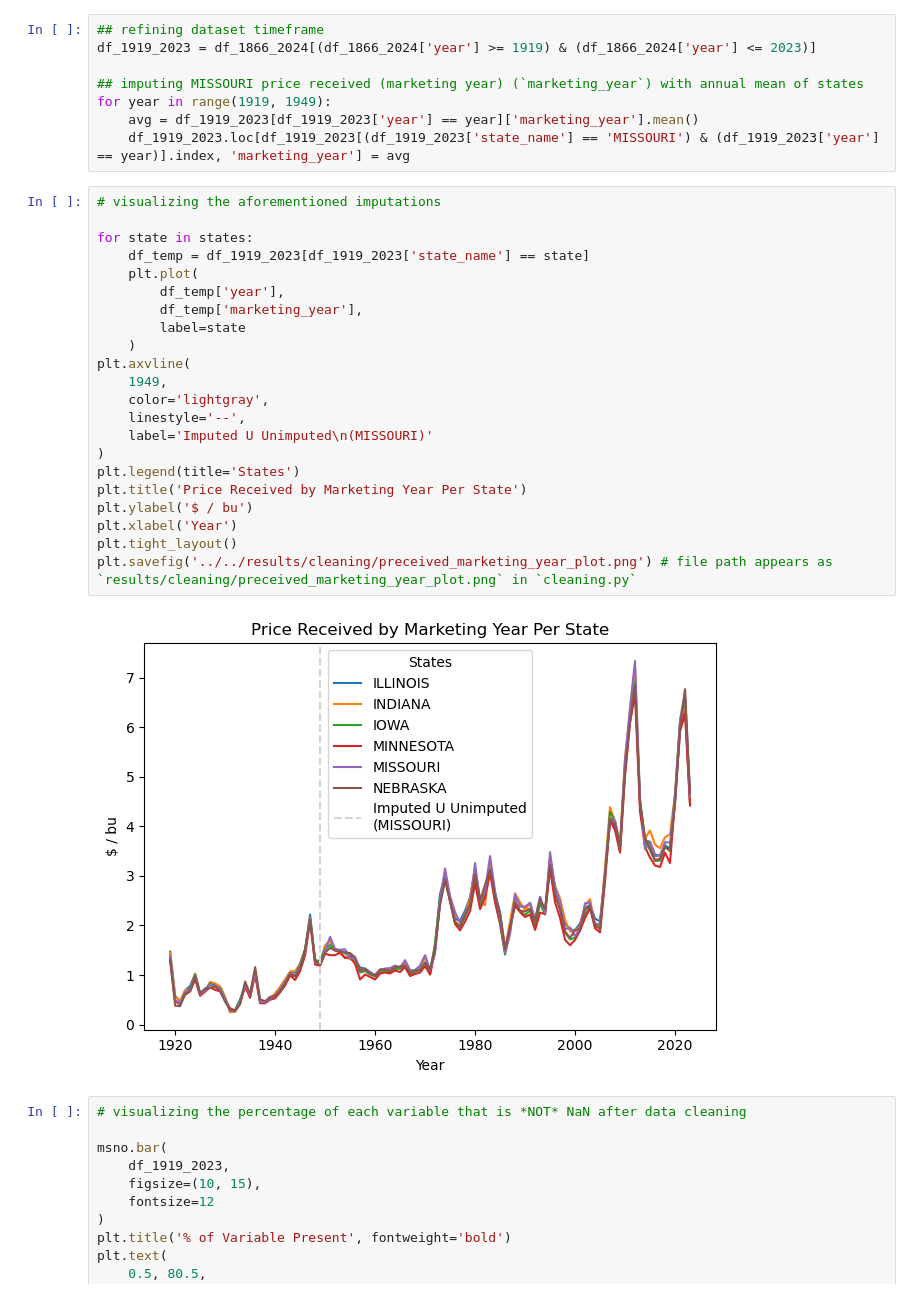
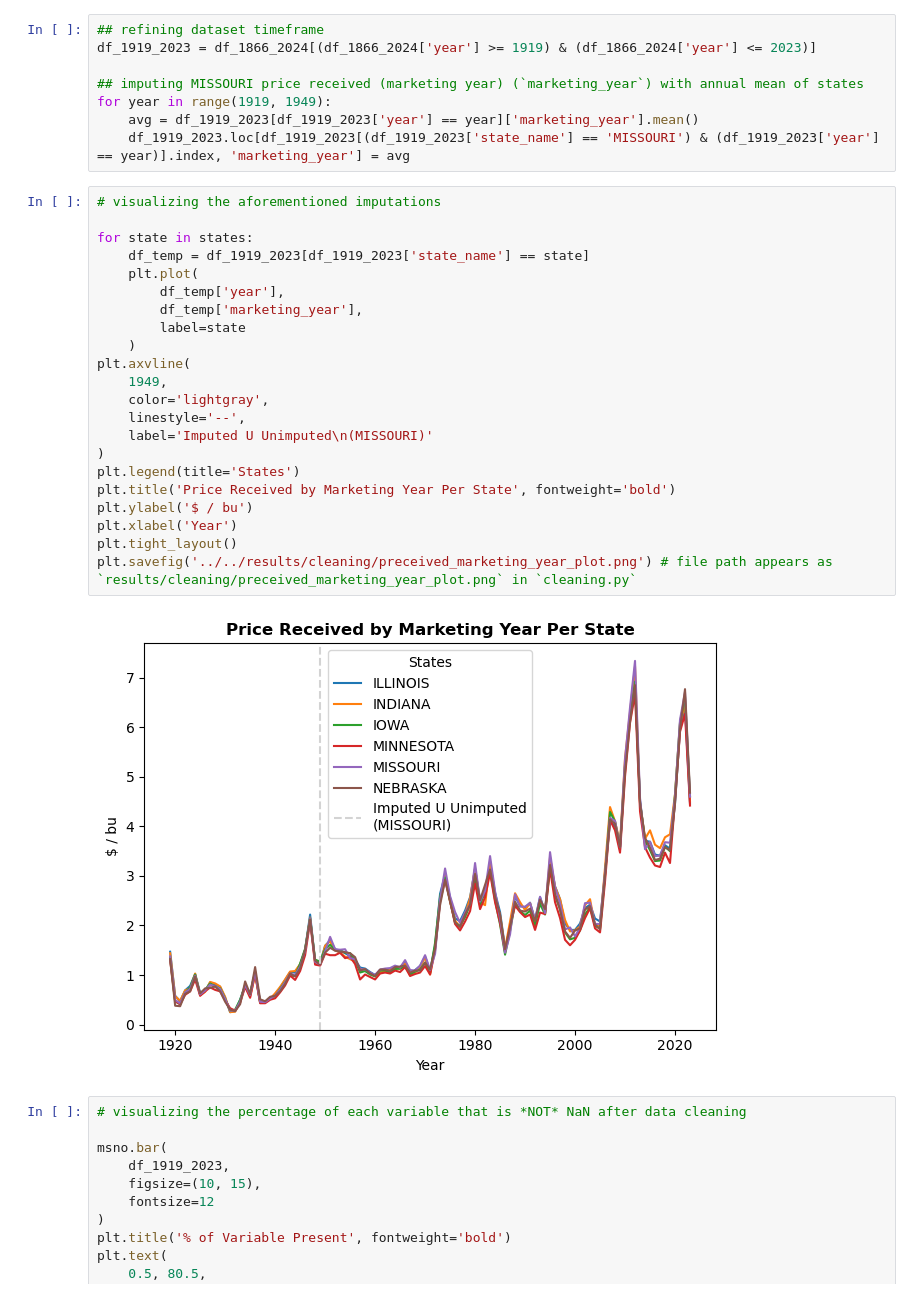
Before and after one commit to BenLeidig/corn-yield-independent, a Jupyter notebook: doc/notebooks/cleaning.ipynb, the cells around one changed output. Drawn from its saved outputs; the diff is of its cells as text.

```diff
--- a/doc/notebooks/cleaning.ipynb
+++ b/doc/notebooks/cleaning.ipynb
@@ -104,27 +106,27 @@ for year in range(1919, 1949):
 # %%
 # visualizing the aforementioned imputations
 
 for state in states:
     df_temp = df_1919_2023[df_1919_2023['state_name'] == state]
     plt.plot(
         df_temp['year'],
         df_temp['marketing_year'],
         label=state
     )
 plt.axvline(
     1949,
     color='lightgray',
     linestyle='--',
     label='Imputed U Unimputed\n(MISSOURI)'
 )
 plt.legend(title='States')
-plt.title('Price Received by Marketing Year Per State')
+plt.title('Price Received by Marketing Year Per State', fontweight='bold')
 plt.ylabel('$ / bu')
 plt.xlabel('Year')
 plt.tight_layout()
 plt.savefig('../../results/cleaning/preceived_marketing_year_plot.png') # file path appears as `results/cleaning/preceived_marketing_year_plot.png` in `cleaning.py`
 # %% [output]
-[figure, old version]
+[figure, new version]
 # %%
 # visualizing the percentage of each variable that is *NOT* NaN after data cleaning
 
```
Also changed, not shown: parts of 6 cells of this notebook, 4 other files.
